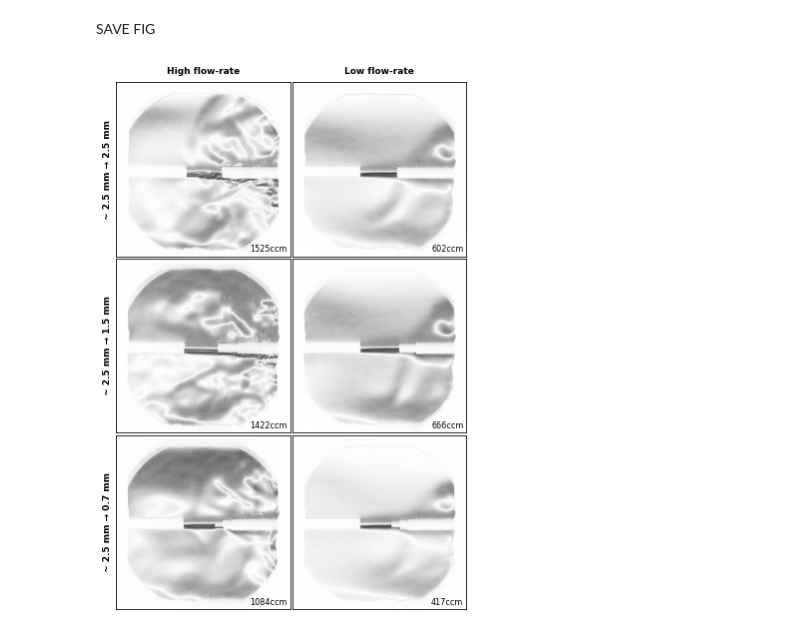
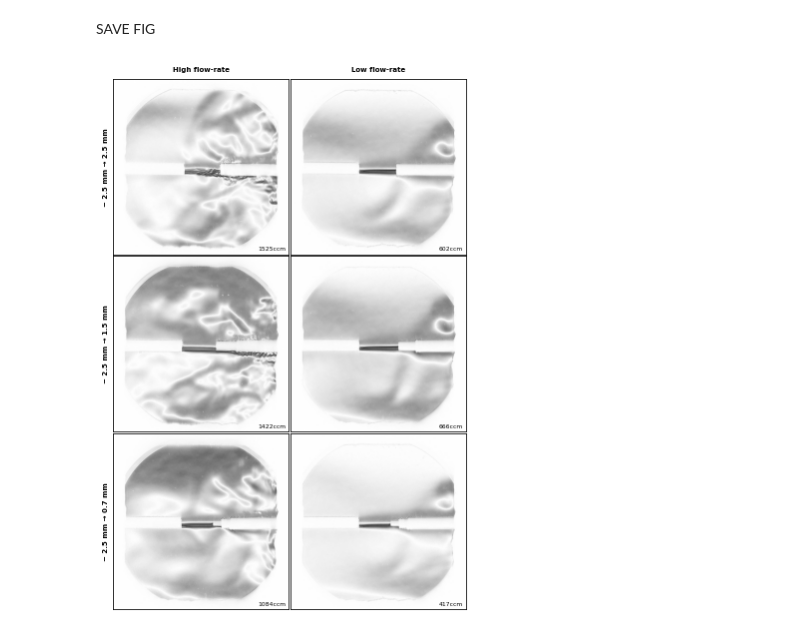
Before and after one commit to charlies-b/schlieren-image-processing, a Jupyter notebook: _fig2_large2small-nozzle.ipynb, the cells around one changed output. Cells and saved outputs as stored; diff of their text form; code cells hidden in the pictures.

```diff
--- a/_fig2_large2small-nozzle.ipynb
+++ b/_fig2_large2small-nozzle.ipynb
@@ -75,12 +75,12 @@ def make_figure(frames, data_labels): # on scale 0-255! returns plt
 
     font_axes = {
         'weight' : 'bold',
-        'size'   : 9,
+        'size'   : 7,
         'horizontalalignment': 'center',
         'verticalalignment' : 'bottom'
        }
     font_labels = {
-        'size'   : 8,
+        'size'   : 6,
         'horizontalalignment': 'right',
         'verticalalignment' : 'bottom'
        }
@@ -115,6 +115,6 @@ make_figure(frames, data_labels).show()
 # %% [markdown]
 SAVE FIG
 # %%
-make_figure(frames, data_labels).savefig('figure2.png', dpi=900)
+make_figure(frames, data_labels).savefig('fig2.png', dpi=900)
 # %% [output]
-[figure, old version]
+[figure, new version]
```
Also changed, not shown: parts of 1 cell of this notebook, 4 other files.
